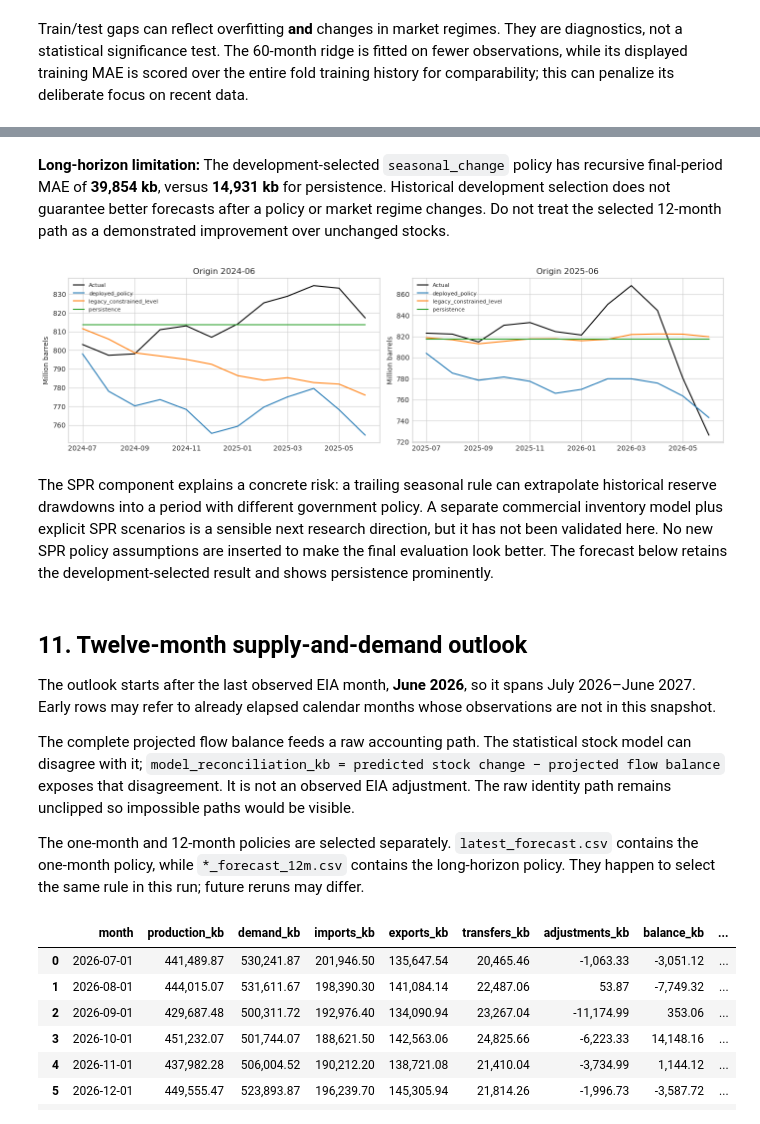
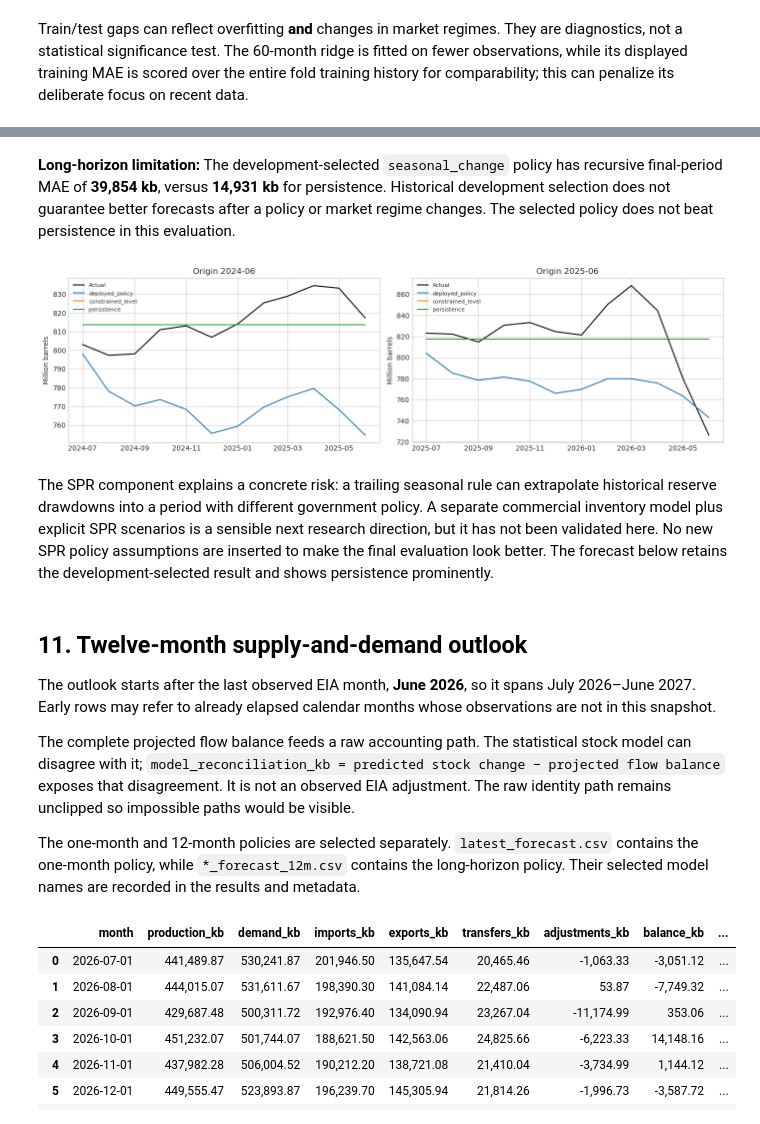
Before and after one commit to calvinchou711/US_SND_CRUDE, a Jupyter notebook: us_snd_model_results.ipynb, the cells around one changed output, grey strips where cells are left out. Saved outputs shown, nothing was run; the diff lists cells and outputs as text; code cells hidden in the pictures.

```diff
--- a/us_snd_model_results.ipynb
+++ b/us_snd_model_results.ipynb
@@ -807,13 +822,13 @@ At each of thirteen monthly origins, refit using available history and generate
 recursive = []
 for offset in range(24, 11, -1):
     cutoff = panel.month.max() - pd.DateOffset(months=offset)
-    for policy_name in ['deployed_policy', 'one_step_policy_recursive', 'persistence', 'legacy_constrained_level']:
+    for policy_name in ['deployed_policy', 'one_step_policy_recursive', 'persistence', 'constrained_level']:
         states = {}
         for p, state in fitted.items():
             train = samples[p][samples[p].month.le(cutoff)]
             name = (horizon_policy if policy_name == 'deployed_policy' else
                     state['name'] if policy_name == 'one_step_policy_recursive' else policy_name)
-            model, warning = fit(name, train)
+            model, warning = fit(name, train, best_parameters[p, name])
             states[p] = {'name': name, 'estimator': model}
             if warning:
                 fit_warnings.loc[len(fit_warnings)] = [p, name, 'recursive_holdout', warning]
@@ -878,7 +874,10 @@ tables = {'padd_monthly_model':panel,'us_monthly_model':us_history,'jodi_us_benc
     'padd_forecast_12m':regional,'us_forecast_12m':national,'latest_forecast':latest,
     'recursive_holdout_predictions':recursive,'us_recursive_holdout_predictions':us_recursive,
     'recursive_holdout_metrics':metric_table(recursive,['padd','model']),
-    'us_recursive_horizon_metrics':metric_table(us_recursive,['horizon','model']), 'fit_warnings':fit_warnings}
+    'us_recursive_horizon_metrics':metric_table(us_recursive,['horizon','model']), 'fit_warnings':fit_warnings,
+    'grid_search_results':grid_results,
+    'best_parameters':pd.DataFrame([{'padd':p, 'model':name, 'params':json.dumps(params, sort_keys=True)}
+        for (p,name),params in best_parameters.items()])}
 for name, frame in tables.items():
     frame.to_csv(output/f'{name}.csv', index=False)
 joblib.dump(fitted, output/'fitted_models.joblib')
@@ -1040,6 +1020,6 @@ plt.xlabel('Thousand barrels');plt.show()
 # %%
 fig,ax=plt.subplots(figsize=(12,4))
-for name in ['persistence','seasonal_change','legacy_constrained_level','xgboost_change','rolling_ridge_change']:
+for name in ['persistence','seasonal_change','constrained_level','xgboost_change','rolling_ridge_change']:
     g=folds[folds.model.eq(name)].groupby('test_end').mae_kb.mean()
     ax.plot(pd.to_datetime(g.index),g.values,label=name,marker='o')
 ax.set(title='Annual test performance changes across regimes',ylabel='Mean PADD MAE (kb)')
@@ -1111,7 +1109,7 @@ hold=tables['us_predictions'].query("split=='holdout'")
 actual=hold[hold.model.eq('deployed_policy')]
 fig,axes=plt.subplots(2,1,figsize=(12,7),sharex=True)
 axes[0].plot(actual.month,actual.actual_kb/1000,color='black',linewidth=2,label='Actual')
-for name in ['deployed_policy','legacy_constrained_level','persistence']:
+for name in ['deployed_policy','constrained_level','persistence']:
     g=hold[hold.model.eq(name)]
     axes[0].plot(g.month,g.predicted_kb/1000,label=name,alpha=.8)
 axes[0].set(title='Final one-month evaluation: total U.S. crude stocks',ylabel='Million barrels');axes[0].legend()
@@ -1212,23 +1208,24 @@ plt.ylabel('National MAE (kb)');plt.show()
 # %%
 recursive_mae=recursive_summary.loc['deployed_policy','mean']
 persistence_mae=recursive_summary.loc['persistence','mean']
 display(Markdown(f"**Long-horizon limitation:** The development-selected `{metadata['horizon_policy']}` policy "
     f"has recursive final-period MAE of **{recursive_mae:,.0f} kb**, versus **{persistence_mae:,.0f} kb** for persistence. "
     "Historical development selection does not guarantee better forecasts after a policy or market regime changes. "
-    "Do not treat the selected 12-month path as a demonstrated improvement over unchanged stocks."))
+    + ("The selected policy does not beat persistence in this evaluation." if recursive_mae >= persistence_mae else
+     "The selected policy beats persistence on these correlated evaluation paths; this is a retrospective result.")))
 fig,axes=plt.subplots(1,2,figsize=(14,4))
 origins=sorted(recursive.origin_month.unique())
 for origin,ax in zip([origins[0],origins[-1]],axes):
     g=recursive[recursive.origin_month.eq(origin)]
     a=g[g.model.eq('deployed_policy')]
     ax.plot(a.month,a.actual_kb/1000,color='black',label='Actual')
-    for name in ['deployed_policy','legacy_constrained_level','persistence']:
+    for name in ['deployed_policy','constrained_level','persistence']:
         t=g[g.model.eq(name)];ax.plot(t.month,t.predicted_kb/1000,label=name)
     ax.set(title=f'Origin {pd.Timestamp(origin):%Y-%m}',ylabel='Million barrels');ax.legend(fontsize=8)
 plt.tight_layout();plt.show()
 # %% [output]
-**Long-horizon limitation:** The development-selected `seasonal_change` policy has recursive final-period MAE of **39,854 kb**, versus **14,931 kb** for persistence. Historical development selection does not guarantee better forecasts after a policy or market regime changes. Do not treat the selected 12-month path as a demonstrated improvement over unchanged stocks.
+**Long-horizon limitation:** The development-selected `seasonal_change` policy has recursive final-period MAE of **39,854 kb**, versus **14,931 kb** for persistence. Historical development selection does not guarantee better forecasts after a policy or market regime changes. The selected policy does not beat persistence in this evaluation.
-[figure, old version]
+[figure, new version]
 # %% [markdown]
 The SPR component explains a concrete risk: a trailing seasonal rule can extrapolate historical reserve drawdowns into a period with different government policy. A separate commercial inventory model plus explicit SPR scenarios is a sensible next research direction, but it has not been validated here. No new SPR policy assumptions are inserted to make the final evaluation look better. The forecast below retains the development-selected result and shows persistence prominently.
 # %% [markdown]
@@ -1238,7 +1235,7 @@ The outlook starts after the last observed EIA month, **June 2026**, so it spans
 
 The complete projected flow balance feeds a raw accounting path. The statistical stock model can disagree with it; `model_reconciliation_kb = predicted stock change − projected flow balance` exposes that disagreement. It is not an observed EIA adjustment. The raw identity path remains unclipped so impossible paths would be visible.
 
-The one-month and 12-month policies are selected separately. `latest_forecast.csv` contains the one-month policy, while `*_forecast_12m.csv` contains the long-horizon policy. They happen to select the same rule in this run; future reruns may differ.
+The one-month and 12-month policies are selected separately. `latest_forecast.csv` contains the one-month policy, while `*_forecast_12m.csv` contains the long-horizon policy. Their selected model names are recorded in the results and metadata.
 # %%
 outlook=tables['us_forecast_12m']
 display(outlook[['month','production_kb','demand_kb','imports_kb','exports_kb','transfers_kb',
```
Also changed, not shown: parts of 43 cells of this notebook, 25 other files.
